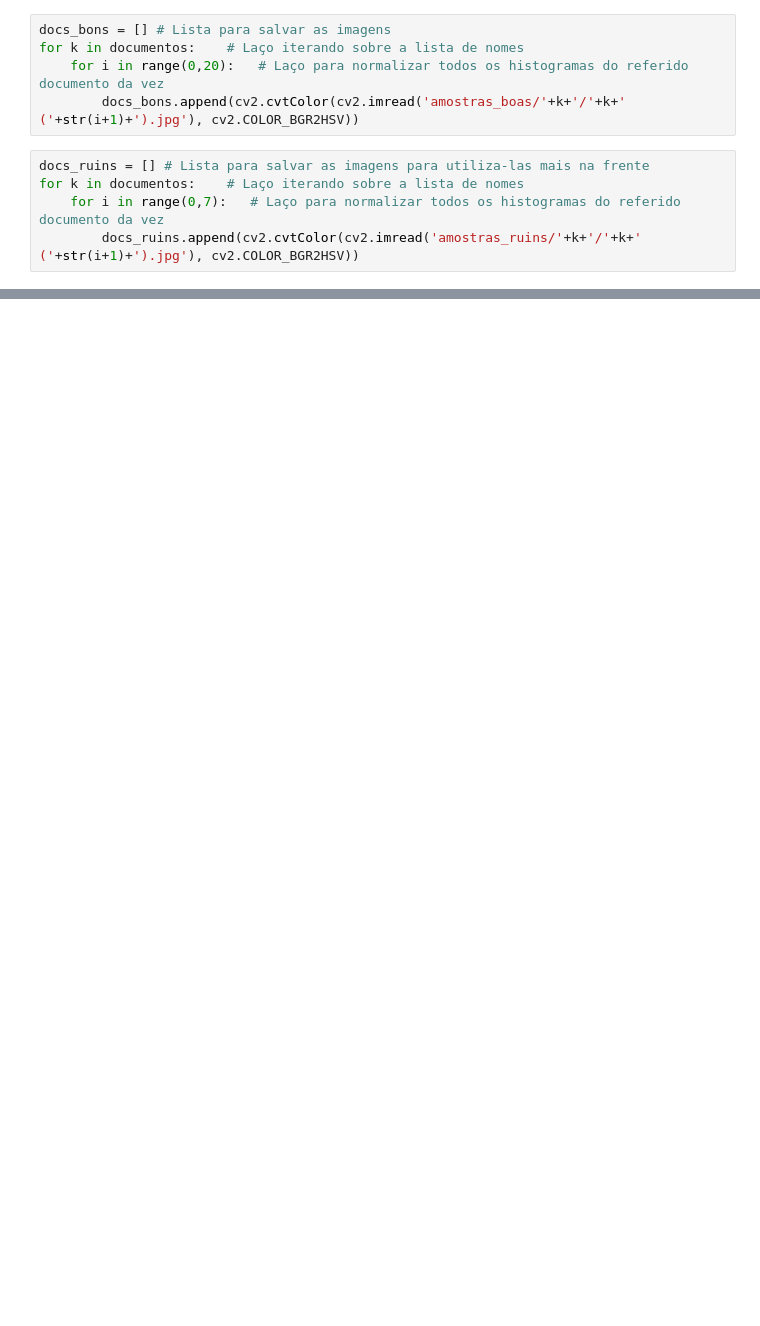
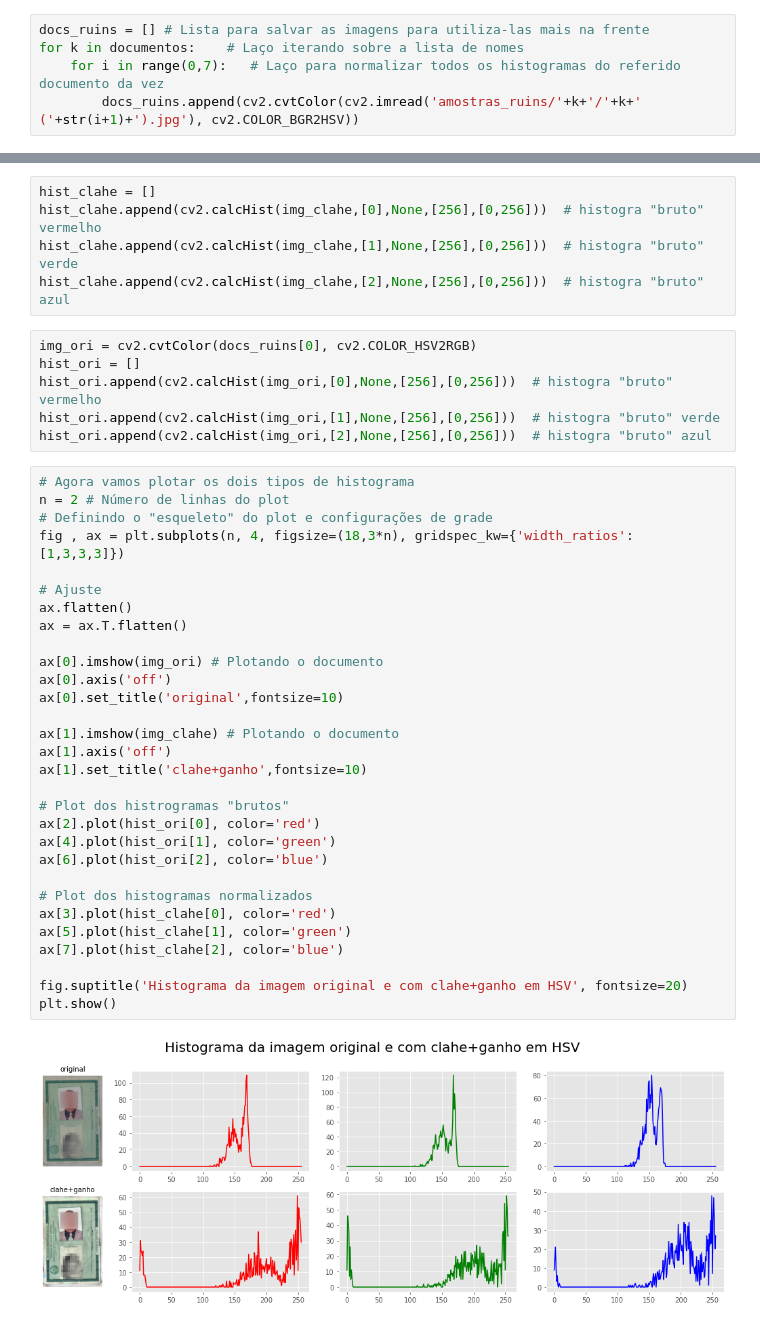
Before and after one commit to eduardocassimiro/mandacaru.dev, a Jupyter notebook: desafio-1/testes-de-hipotese/Teste de Hipótese 1.6 - Equalização de 'valor' de HSV e ganho em RGB.ipynb, the cells around one changed output, grey strips where cells are left out. Saved outputs shown, nothing was run; the diff lists cells and outputs as text; blank space fills up the shorter version.

```diff
--- a/desafio-1/testes-de-hipotese/Teste de Hipótese 1.6 - Equalização de 'valor' de HSV e ganho em RGB.ipynb
+++ b/desafio-1/testes-de-hipotese/Teste de Hipótese 1.6 - Equalização de 'valor' de HSV e ganho em RGB.ipynb
@@ -37,11 +40,6 @@ plt.style.use('ggplot')
 # %%
 # Lista de nomes para facilitar o acesso as pastas e aos arquivos
 documentos = ['rg_frente','rg_tras','cnh_frente','cnh_tras']
-# %%
-docs_bons = [] # Lista para salvar as imagens
-for k in documentos:    # Laço iterando sobre a lista de nomes
-    for i in range(0,20):   # Laço para normalizar todos os histogramas do referido documento da vez
-        docs_bons.append(cv2.cvtColor(cv2.imread('amostras_boas/'+k+'/'+k+' ('+str(i+1)+').jpg'), cv2.COLOR_BGR2HSV))
 # %%
 docs_ruins = [] # Lista para salvar as imagens para utiliza-las mais na frente
 for k in documentos:    # Laço iterando sobre a lista de nomes
@@ -376,0 +197,43 @@ Nesse teste conseguimos verificar que o "valor" do padrão HSV possui maior repr
+# %%
+hist_clahe = []
+hist_clahe.append(cv2.calcHist(img_clahe,[0],None,[256],[0,256]))  # histogra "bruto" vermelho
+hist_clahe.append(cv2.calcHist(img_clahe,[1],None,[256],[0,256]))  # histogra "bruto" verde
+hist_clahe.append(cv2.calcHist(img_clahe,[2],None,[256],[0,256]))  # histogra "bruto" azul
+# %%
+img_ori = cv2.cvtColor(docs_ruins[0], cv2.COLOR_HSV2RGB)
+hist_ori = []
+hist_ori.append(cv2.calcHist(img_ori,[0],None,[256],[0,256]))  # histogra "bruto" vermelho
+hist_ori.append(cv2.calcHist(img_ori,[1],None,[256],[0,256]))  # histogra "bruto" verde
+hist_ori.append(cv2.calcHist(img_ori,[2],None,[256],[0,256]))  # histogra "bruto" azul
+# %%
+# Agora vamos plotar os dois tipos de histograma
+n = 2 # Número de linhas do plot
+# Definindo o "esqueleto" do plot e configurações de grade
+fig , ax = plt.subplots(n, 4, figsize=(18,3*n), gridspec_kw={'width_ratios': [1,3,3,3]})
+
+# Ajuste
+ax.flatten()
+ax = ax.T.flatten()
+
+ax[0].imshow(img_ori) # Plotando o documento
+ax[0].axis('off')
+ax[0].set_title('original',fontsize=10)
+
+ax[1].imshow(img_clahe) # Plotando o documento
+ax[1].axis('off')
+ax[1].set_title('clahe+ganho',fontsize=10)
+
+# Plot dos histrogramas "brutos"
+ax[2].plot(hist_ori[0], color='red')
+ax[4].plot(hist_ori[1], color='green')
+ax[6].plot(hist_ori[2], color='blue')
+
+# Plot dos histogramas normalizados
+ax[3].plot(hist_clahe[0], color='red')
+ax[5].plot(hist_clahe[1], color='green')
+ax[7].plot(hist_clahe[2], color='blue')
+
+fig.suptitle('Histograma da imagem original e com clahe+ganho em HSV', fontsize=20)
+plt.show()
+# %% [output]
+[figure, added]
```
Also changed, not shown: parts of 35 cells of this notebook.
